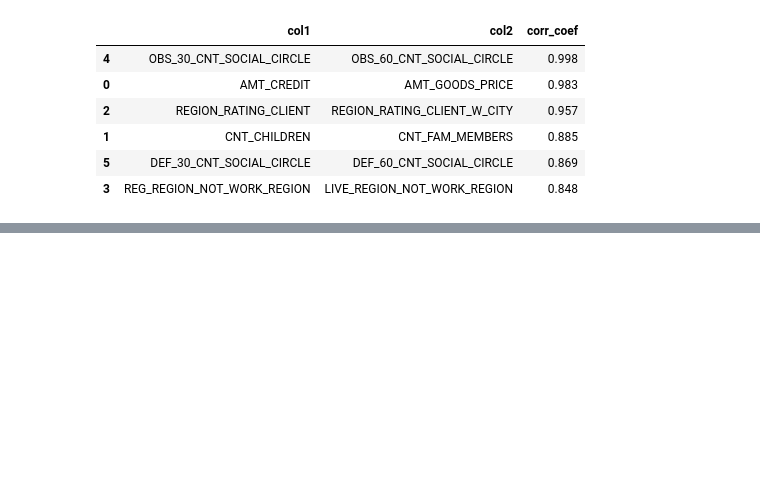
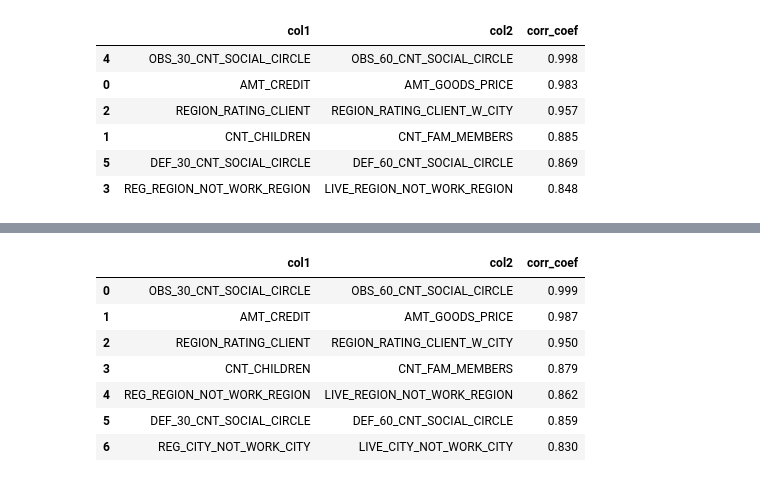
Before and after one commit to htetaunglynn94/portfolio_projects, a Jupyter notebook: eda_on_loan_default.ipynb, the cells around one changed output, grey strips where cells are left out. Cells and saved outputs as stored; diff of their text form; code cells hidden in the pictures; blank space fills up the shorter version.

Commit message:
update loan default project

```diff
--- a/eda_on_loan_default.ipynb
+++ b/eda_on_loan_default.ipynb
@@ -1140,0 +1148,11 @@ corr_tbl
+# %%
+# defined function to check correlation
+def correlation_checker(data):
+  corr = data.corr()
+  upper_tri = corr.where(np.triu(np.ones(corr.shape), k=1).astype('bool'))
+  corr_tbl = pd.DataFrame({"col1":row, "col2":col, "corr_coef":round(upper_tri.loc[row, col],3)} \
+                        for col in upper_tri.columns for row in upper_tri.index \
+                        if abs(upper_tri.loc[row, col] >= .8))
+  corr_tbl.sort_values(by='corr_coef', ascending=False, ignore_index=True,  inplace=True)
+
+  return corr_tbl
@@ -1140,0 +1169,11 @@ corr_tbl
+# %%
+correlation_checker(n_defaulters)
+# %% [output]
+|  | col1 | col2 | corr_coef |
+| 0 | OBS_30_CNT_SOCIAL_CIRCLE | OBS_60_CNT_SOCIAL_CIRCLE | 0.999 |
+| 1 | AMT_CREDIT | AMT_GOODS_PRICE | 0.987 |
+| 2 | REGION_RATING_CLIENT | REGION_RATING_CLIENT_W_CITY | 0.950 |
+| 3 | CNT_CHILDREN | CNT_FAM_MEMBERS | 0.879 |
+| 4 | REG_REGION_NOT_WORK_REGION | LIVE_REGION_NOT_WORK_REGION | 0.862 |
+| 5 | DEF_30_CNT_SOCIAL_CIRCLE | DEF_60_CNT_SOCIAL_CIRCLE | 0.859 |
+| 6 | REG_CITY_NOT_WORK_CITY | LIVE_CITY_NOT_WORK_CITY | 0.830 |
```
Also changed, not shown: parts of 3 cells of this notebook.
